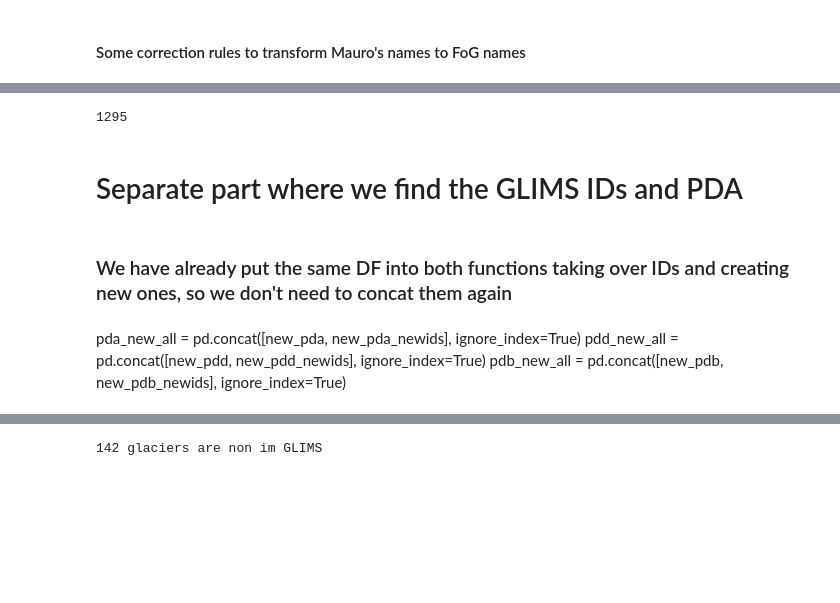
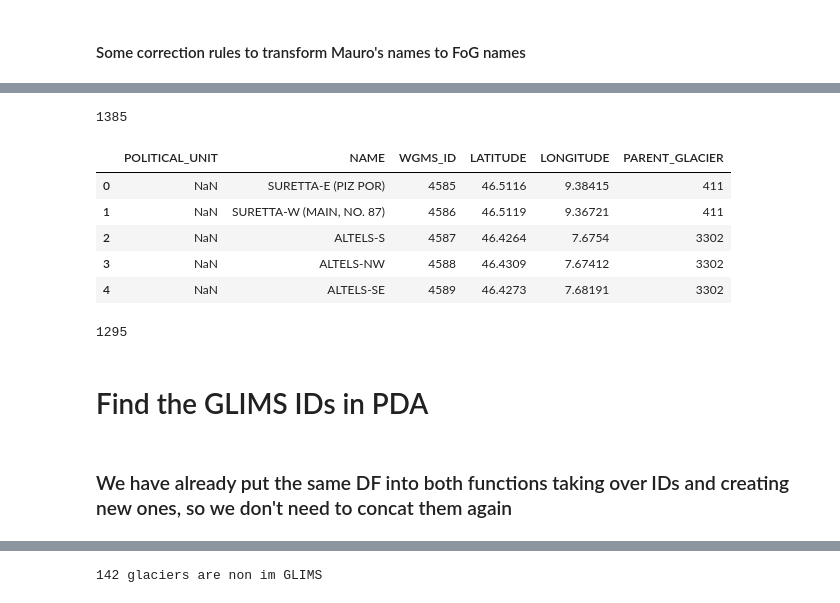
Before and after one commit to JohannesUIBK/glaciers-cci5, a Jupyter notebook: glaciers_cci5/Merge_Fischer_FoG.ipynb, the cells around one changed output, grey strips where cells are left out. Saved outputs shown, nothing was run; the diff lists cells and outputs as text; code cells hidden in the pictures; blank space fills up the shorter version.

```diff
--- a/glaciers_cci5/Merge_Fischer_FoG.ipynb
+++ b/glaciers_cci5/Merge_Fischer_FoG.ipynb
@@ -437,14 +461,14 @@ new_pdd = pd.DataFrame(columns=pdd.columns.values)
 # %%
-begin_new_id = 7000  # where to start with assigning new WGMS IDs
+begin_new_id = 4585  # where to start with assigning new WGMS IDs
 new_id_range = list(range(begin_new_id, begin_new_id+len(pdf)+1,1))
 # %% [markdown]
 #### Some correction rules to transform Mauro's names to FoG names
 # %%
-name_adjust_FoG = {'gletscher':'', 'firn':'', 'ferner':'','gh.':'ghiacciaio', 'gl.':'', 'ost':'e','nord':'n','ä':'ae', 'ö':'oe', 'ü':'ue', 'é':'e', 'à':'a', 'è':'e', 'ô':'o', 'ß':'ss'}
+name_adjust_FoG = {'gletscher':'', 'ferner':'','gh.':'ghiacciaio', 'gl.':'','teilgl. von':'part of', 'teil ':'part ', ' von ':' of ', '*':'', 'nr.':'no.', 'haupt':'main', 'zus\'gesetzt':'combined', 'nur fläche':'only area', 'nur':'only', 'flaeche':'area', 'sammler':'group of glacierets', 'ost':'e','nord':'n','ä':'ae', 'ö':'oe', 'ü':'ue', 'é':'e', 'à':'a', 'è':'e', 'ô':'o', 'ß':'ss'} # 'firn':'',
 hot_list = ['glacier', 'vadret', 'ghiacciaio', 'vedretta', 'glatscher', 'vadret', 'vadrec.'] # vadrec. is important as also 'vadrecc' appears (regex search)
 special_names ={'GLACIER DE LA PLAINE MORTE (Nr. 65)':'PLAINE MORTE, GLACIER DE LA',
-             'PLAINE MORTE-W GLACIER DE LA':'PLAINE MORTE, GLACIER DE LA-W',
-             'PLAINE MORTE-E GLACIER DE LA':'PLAINE MORTE, GLACIER DE LA-E'}
+             'PLAINE MORTE-W GLACIER DE LA':'PLAINE MORTE GLACIER DE LA-W',
+             'PLAINE MORTE-E GLACIER DE LA':'PLAINE MORTE GLACIER DE LA-E'}
 # %%
 new_pda = new_pda[['POLITICAL_UNIT', 'NAME', 'WGMS_ID', 'RIVER_BASIN', 'FREE_POSITION',
                                    'LOCAL_CODE', 'LOCAL_PSFG', 'GEN_LOCATION', 'SPEC_LOCATION', 'LATITUDE', 'LONGITUDE',
@@ -512,7 +544,7 @@ MISS_VAL = 9999
 SD_PLATFORM_METHOD = 'aC'
 RD_PLATFORM_METHOD = 'aC'
 SD_METHOD = 'PL'
-RD_METHOD = 'PM'
+RD_METHOD = 'M'
 REFERENCE = 'Fischer et al. (2014); Arctic, Antarctic and Alpine Research, 46(4), pp.933-945'
 AGENCY = 'Department of Geosciences, University of Fribourg, 1700 Fribourg, Switzerland'
 INVESTIGATOR = 'Fischer et al.'
@@ -563,11 +595,11 @@ def create_entries_id_present(pda, pdd, pdfll, pdf, new_pda, new_pdb, new_pdd, t
                 glacier_pdd.loc[gid, 'UPPER_BOUND'] = MISS_VAL
                 glacier_pdd.loc[gid, 'AREA_SURVEY_YEAR'] = mg.area_t2_km2.iloc[0]
                 glacier_pdd.loc[gid, 'AREA_CHANGE'] = (mg.area_t2_km2.iloc[0] - mg.area_t1_km2.iloc[0]) * 1000  # *1000: unit difference (1000m2 and km2)
-                glacier_pdd.loc[gid, 'AREA_CHANGE_UNC'] = round((area_unc(mg.area_t1_km2.iloc[0]) + area_unc(mg.area_t2_km2.iloc[0]))* 1000, 2)  # error is addition of both errors for t1 and t2 in worst case; *1000 for unit
+                #glacier_pdd.loc[gid, 'AREA_CHANGE_UNC'] = round((area_unc(mg.area_t1_km2.iloc[0]) + area_unc(mg.area_t2_km2.iloc[0]))* 1000, 2)  # error is addition of both errors for t1 and t2 in worst case; *1000 for unit
                 glacier_pdd.loc[gid, 'THICKNESS_CHG'] = round(((mg.dvol_mio_m3_between_t1_and_t2.iloc[0] * 10**6) / ((mg.area_t2_km2.iloc[0] + mg.area_t1_km2.iloc[0]) * 0.5 * 10**6)) * 1000, -1) # *1000 for conversion from m thickness change to mm change
-                glacier_pdd.loc[gid, 'THICKNESS_CHG_UNC'] = np.nan  # berechnen? AREA_UNC fehlt und der Fehler durch Mittelung
+                #glacier_pdd.loc[gid, 'THICKNESS_CHG_UNC'] = np.nan  # berechnen? AREA_UNC fehlt und der Fehler durch Mittelung
                 glacier_pdd.loc[gid, 'VOLUME_CHANGE'] = mg.dvol_mio_m3_between_t1_and_t2.iloc[0] *1000   # *1000: unit difference (1000m3 / 1000000m3)
-                glacier_pdd.loc[gid, 'VOLUME_CHANGE_UNC'] = round(mg.uncertainty_dvol_between_t1_and_t2_mio_m3.iloc[0],1) # *1000:unit difference (1000m3 / 1000000m3)
+                glacier_pdd.loc[gid, 'VOLUME_CHANGE_UNC'] = round(mg.uncertainty_dvol_between_t1_and_t2_mio_m3.iloc[0]) # *1000:unit difference (1000m3 / 1000000m3)
                 glacier_pdd.loc[gid, 'SURVEY_DATE'] = int(mg.t2_year *10000 + 9999)  # in order to fulfill the requirements (month/day unknown)
                 glacier_pdd.loc[gid, 'SD_PLATFORM_METHOD'] = SD_PLATFORM_METHOD # must be determined
                 REMARKS_pdd = REMARKS_pdd + ' Survey date method: %s.' % SD_METHOD
@@ -594,11 +626,11 @@ def create_entries_id_present(pda, pdd, pdfll, pdf, new_pda, new_pdb, new_pdd, t
                 glacier_pdb.loc[gid, 'HIGHEST_ELEVATION'] = mg_ll['max_elevation (masl)'].iloc[0]
                 glacier_pdb.loc[gid, 'MEDIAN_ELEVATION'] = mg_ll['median_elevation (masl)'].iloc[0]
                 glacier_pdb.loc[gid, 'LOWEST_ELEVATION'] = mg_ll['min_elevation (masl)'].iloc[0]
-                glacier_pdb.loc[gid, 'ELEVATION_UNC'] = np.nan
+                #glacier_pdb.loc[gid, 'ELEVATION_UNC'] = np.nan
                 glacier_pdb.loc[gid, 'LENGTH'] = mg_ll['length (km)'].iloc[0]
-                glacier_pdb.loc[gid, 'LENGTH_UNC'] = round(mg_ll['length (km)'].iloc[0] * LENGTH_UNC_FACTOR, -1)  # round to next ten meters
+                #glacier_pdb.loc[gid, 'LENGTH_UNC'] = round(mg_ll['length (km)'].iloc[0] * LENGTH_UNC_FACTOR, -1)  # round to next ten meters
                 glacier_pdb.loc[gid, 'AREA'] = mg_ll['area(km2)'].iloc[0]
-                glacier_pdb.loc[gid, 'AREA_UNC'] = round(area_unc(mg.area_t1_km2.iloc[0]), 2)  # round to 0.01km2
+                #glacier_pdb.loc[gid, 'AREA_UNC'] = round(area_unc(mg.area_t1_km2.iloc[0]), 2)  # round to 0.01km2
                 glacier_pdb.loc[gid, 'SURVEY_DATE'] = mg_ll.year.iloc[0]
                 glacier_pdb.loc[gid, 'SURVEY_PLATFORM_METHOD'] = SD_PLATFORM_METHOD
                 REMARKS_pdb = REMARKS_pdb + ' Survey date method: %s.' % SD_METHOD
@@ -637,12 +669,12 @@ def create_entries_id_present(pda, pdd, pdfll, pdf, new_pda, new_pdb, new_pdd, t
                     glacier_pdd.loc[gid, 'LOWER_BOUND'] = MISS_VAL
                     glacier_pdd.loc[gid, 'UPPER_BOUND'] = MISS_VAL
                     glacier_pdd.loc[gid, 'AREA_SURVEY_YEAR'] = mg.area_t2_km2.iloc[0]
-                    glacier_pdd.loc[gid, 'AREA_CHANGE'] = round((mg.area_t2_km2.iloc[0] - mg.area_t1_km2.iloc[0]) * 1000, 2)  # *1000: unit difference (1000m2 and km2)
-                    glacier_pdd.loc[gid, 'AREA_CHANGE_UNC'] = round((area_unc(mg.area_t1_km2.iloc[0]) + area_unc(mg.area_t2_km2.iloc[0]))* 1000, -1)  # error is addition of both errors for t1 and t2 in worst case; *1000 for unit
-                    glacier_pdd.loc[gid, 'THICKNESS_CHG'] = ((mg.dvol_mio_m3_between_t1_and_t2.iloc[0] * 10**6) / ((mg.area_t2_km2.iloc[0] + mg.area_t1_km2.iloc[0]) * 0.5 * 10**6)) * 1000 # *1000 for conversion from m thickness change to mm change
-                    glacier_pdd.loc[gid, 'THICKNESS_CHG_UNC'] = np.nan  # berechnen? AREA_UNC fehlt und der Fehler durch Mittelung
+                    glacier_pdd.loc[gid, 'AREA_CHANGE'] = round((mg.area_t2_km2.iloc[0] - mg.area_t1_km2.iloc[0]) * 1000, 3)  # *1000: unit difference (1000m2 and km2)
+                    #glacier_pdd.loc[gid, 'AREA_CHANGE_UNC'] = round((area_unc(mg.area_t1_km2.iloc[0]) + area_unc(mg.area_t2_km2.iloc[0]))* 1000, -1)  # error is addition of both errors for t1 and t2 in worst case; *1000 for unit
+                    glacier_pdd.loc[gid, 'THICKNESS_CHG'] = round(((mg.dvol_mio_m3_between_t1_and_t2.iloc[0] * 10**6) / ((mg.area_t2_km2.iloc[0] + mg.area_t1_km2.iloc[0]) * 0.5 * 10**6)) * 1000) # *1000 for conversion from m thickness change to mm change
+                    #glacier_pdd.loc[gid, 'THICKNESS_CHG_UNC'] = np.nan  # berechnen? AREA_UNC fehlt und der Fehler durch Mittelung
                     glacier_pdd.loc[gid, 'VOLUME_CHANGE'] = mg.dvol_mio_m3_between_t1_and_t2.iloc[0] *1000   # *1000: unit difference (1000m3 / 1000000m3)
-                    glacier_pdd.loc[gid, 'VOLUME_CHANGE_UNC'] = round(mg.uncertainty_dvol_between_t1_and_t2_mio_m3.iloc[0],1) # *1000:unit difference (1000m3 / 1000000m3)
+                    glacier_pdd.loc[gid, 'VOLUME_CHANGE_UNC'] = round(mg.uncertainty_dvol_between_t1_and_t2_mio_m3.iloc[0]) # *1000:unit difference (1000m3 / 1000000m3)
                     glacier_pdd.loc[gid, 'SURVEY_DATE'] = int(mg.t2_year *10000 + 9999)  # in order to fulfill the requirements (month/day unknown)
                     glacier_pdd.loc[gid, 'SD_PLATFORM_METHOD'] = SD_PLATFORM_METHOD # must be determined
                     REMARKS_pdd = REMARKS_pdd + ' Survey date method: %s.' % SD_METHOD
@@ -669,11 +701,11 @@ def create_entries_id_present(pda, pdd, pdfll, pdf, new_pda, new_pdb, new_pdd, t
                     glacier_pdb.loc[gid, 'HIGHEST_ELEVATION'] = mg_ll['max_elevation (masl)'].iloc[0]
                     glacier_pdb.loc[gid, 'MEDIAN_ELEVATION'] = mg_ll['median_elevation (masl)'].iloc[0]
                     glacier_pdb.loc[gid, 'LOWEST_ELEVATION'] = mg_ll['min_elevation (masl)'].iloc[0]
-                    glacier_pdb.loc[gid, 'ELEVATION_UNC'] = np.nan
+                    #glacier_pdb.loc[gid, 'ELEVATION_UNC'] = np.nan
                     glacier_pdb.loc[gid, 'LENGTH'] = round(mg_ll['length (km)'].iloc[0], -1)
-                    glacier_pdb.loc[gid, 'LENGTH_UNC'] = mg_ll['length (km)'].iloc[0] * LENGTH_UNC_FACTOR
+                    #glacier_pdb.loc[gid, 'LENGTH_UNC'] = mg_ll['length (km)'].iloc[0] * LENGTH_UNC_FACTOR
                     glacier_pdb.loc[gid, 'AREA'] = mg_ll['area(km2)'].iloc[0]
-                    glacier_pdb.loc[gid, 'AREA_UNC'] = round(area_unc(mg.area_t1_km2.iloc[0]), 2)
+                    #glacier_pdb.loc[gid, 'AREA_UNC'] = round(area_unc(mg.area_t1_km2.iloc[0]), 2)
                     glacier_pdb.loc[gid, 'SURVEY_DATE'] = mg_ll.year.iloc[0]
                     glacier_pdb.loc[gid, 'SURVEY_PLATFORM_METHOD'] = SD_PLATFORM_METHOD
                     REMARKS_pdb = REMARKS_pdb + ' Survey date method: %s.' % SD_METHOD
@@ -689,8 +721,8 @@ def create_entries_id_present(pda, pdd, pdfll, pdf, new_pda, new_pdb, new_pdd, t
                     glacier_pda.loc[gid, 'POLTITICAL_UNIT'] = POL_UNIT
                     glacier_pda.loc[gid, 'NAME'] = name_to_FoG(mg_ll.Names.iloc[0].upper(),name_adjust_FoG, hot_list, special_names)
                     glacier_pda.loc[gid, 'WGMS_ID'] = new_id
-                    glacier_pda.loc[gid, 'LATITUDE'] = mg_ll['y WGS84)'].iloc[0]
-                    glacier_pda.loc[gid, 'LONGITUDE'] = mg_ll['Location(x WGS84)'].iloc[0]
+                    glacier_pda.loc[gid, 'LATITUDE'] = round(mg_ll['y WGS84)'].iloc[0], 6)
+                    glacier_pda.loc[gid, 'LONGITUDE'] = round(mg_ll['Location(x WGS84)'].iloc[0], 6)
                     glacier_pda.loc[gid, 'REGION'] = RGI_REGION
                     glacier_pda.loc[gid, 'SUBREGION'] = RGI_SUBREGION
                     glacier_pda.loc[gid, 'PARENT_GLACIER'] = pg_id
@@ -707,3 +754,7 @@ morte, glacier de la
+# %%
+len(pdf)#-len(pdf.dropna(axis=0, subset=['area_t2_km2']))
+# %% [output]
+1385
 # %%
 def create_entries_new_id(pda, pdd, pdfll, pdf, new_pda, new_pdb, new_pdd, new_id_list, new_ids):
 
@@ -794,6 +845,15 @@ def create_entries_new_id(pda, pdd, pdfll, pdf, new_pda, new_pdb, new_pdd, new_i
             new_pdb = pd.concat([new_pdb, glacier_pdb], ignore_index=True)
 
     return new_pda, new_pdb, new_pdd, new_ids
+# %%
+new_pda[~pd.isnull(new_pda)][['POLITICAL_UNIT', 'NAME', 'WGMS_ID', 'LATITUDE', 'LONGITUDE', 'PARENT_GLACIER']].head(5)
+# %% [output]
+|  | POLITICAL_UNIT | NAME | WGMS_ID | LATITUDE | LONGITUDE | PARENT_GLACIER |
+| 0 | NaN | SURETTA-E (PIZ POR) | 4585 | 46.5116 | 9.38415 | 411 |
+| 1 | NaN | SURETTA-W (MAIN, NO. 87) | 4586 | 46.5119 | 9.36721 | 411 |
+| 2 | NaN | ALTELS-S | 4587 | 46.4264 | 7.6754 | 3302 |
+| 3 | NaN | ALTELS-NW | 4588 | 46.4309 | 7.67412 | 3302 |
+| 4 | NaN | ALTELS-SE | 4589 | 46.4273 | 7.68191 | 3302 |
 # %%
 (new_pda, new_pdb, new_pdd, new_id_range) = create_entries_new_id(pda, pdd, pdfll, pdf, new_pda, new_pdb, new_pdd, new_id, new_id_range)
 # %%
@@ -802,10 +862,6 @@ len(new_pda_newids[['WGMS_ID', 'LATITUDE', 'LONGITUDE', 'NAME', 'REGION']])
 # %% [output]
 1295
 # %% [markdown]
-# Separate part where we find the GLIMS IDs and PDA
+# Find the GLIMS IDs in PDA
 # %% [markdown]
 ### We have already put the same DF into both functions taking over IDs and creating new ones, so we don't need to concat them again
-# %% [markdown]
-pda_new_all = pd.concat([new_pda, new_pda_newids], ignore_index=True)
-pdd_new_all = pd.concat([new_pdd, new_pdd_newids], ignore_index=True)
-pdb_new_all = pd.concat([new_pdb, new_pdb_newids], ignore_index=True)
```
Also changed, not shown: parts of 36 cells of this notebook, 1 other file.
